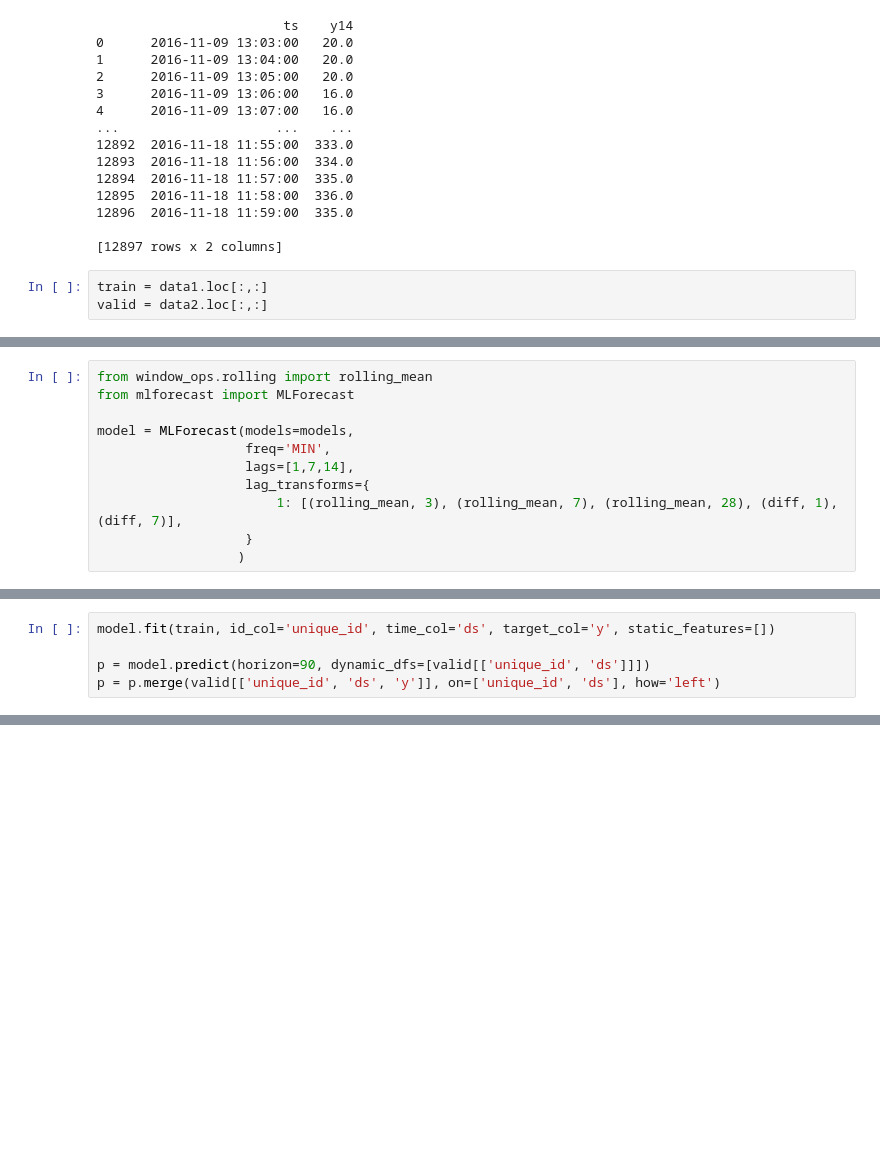
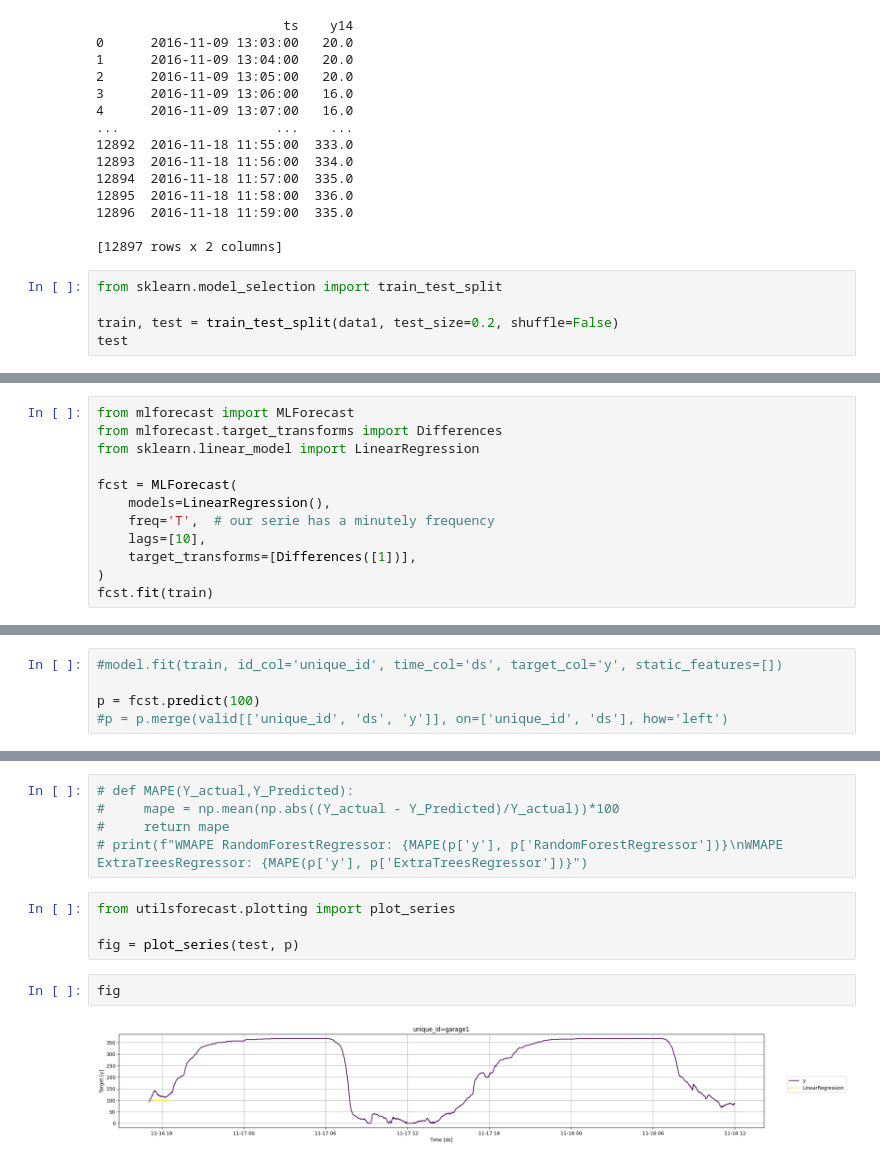
Before and after one commit to eugene0628/parking-predictor, a Jupyter notebook: ml-model/ParkingPredictNB.ipynb, the cells around one changed output, grey strips where cells are left out. Cells and saved outputs as stored; diff of their text form; blank space fills up the shorter version.

Commit message:
updated nb
no features. linear reg

```diff
--- a/ml-model/ParkingPredictNB.ipynb
+++ b/ml-model/ParkingPredictNB.ipynb
@@ -73,5 +73,7 @@ print(data4)
 
 [12897 rows x 2 columns]
 # %%
-train = data1.loc[:,:]
-valid = data2.loc[:,:]
+from sklearn.model_selection import train_test_split
+
+train, test = train_test_split(data1, test_size=0.2, shuffle=False)
+test
@@ -92,11 +108,12 @@ def diff(x, lag):
 # %%
-from window_ops.rolling import rolling_mean
 from mlforecast import MLForecast
+from mlforecast.target_transforms import Differences
+from sklearn.linear_model import LinearRegression
 
-model = MLForecast(models=models,
-                   freq='MIN',
-                   lags=[1,7,14],
-                   lag_transforms={
-                       1: [(rolling_mean, 3), (rolling_mean, 7), (rolling_mean, 28), (diff, 1), (diff, 7)],
-                   }
-                  )
+fcst = MLForecast(
+    models=LinearRegression(),
+    freq='T',  # our serie has a minutely frequency
+    lags=[10],
+    target_transforms=[Differences([1])],
+)
+fcst.fit(train)
@@ -103,6 +122,6 @@ model = MLForecast(models=models,
 # %%
-model.fit(train, id_col='unique_id', time_col='ds', target_col='y', static_features=[])
+#model.fit(train, id_col='unique_id', time_col='ds', target_col='y', static_features=[])
 
-p = model.predict(horizon=90, dynamic_dfs=[valid[['unique_id', 'ds']]])
-p = p.merge(valid[['unique_id', 'ds', 'y']], on=['unique_id', 'ds'], how='left')
+p = fcst.predict(100)
+#p = p.merge(valid[['unique_id', 'ds', 'y']], on=['unique_id', 'ds'], how='left')
 # %%
@@ -135,0 +154,13 @@ pd.Series(model.models_['ExtraTreesRegressor'].feature_importances_, index=model
+# %%
+# def MAPE(Y_actual,Y_Predicted):
+#     mape = np.mean(np.abs((Y_actual - Y_Predicted)/Y_actual))*100
+#     return mape
+# print(f"WMAPE RandomForestRegressor: {MAPE(p['y'], p['RandomForestRegressor'])}\nWMAPE ExtraTreesRegressor: {MAPE(p['y'], p['ExtraTreesRegressor'])}")
+# %%
+from utilsforecast.plotting import plot_series
+
+fig = plot_series(test, p)
+# %%
+fig
+# %% [output]
+[figure, added]
```
Also changed, not shown: parts of 8 cells of this notebook.
